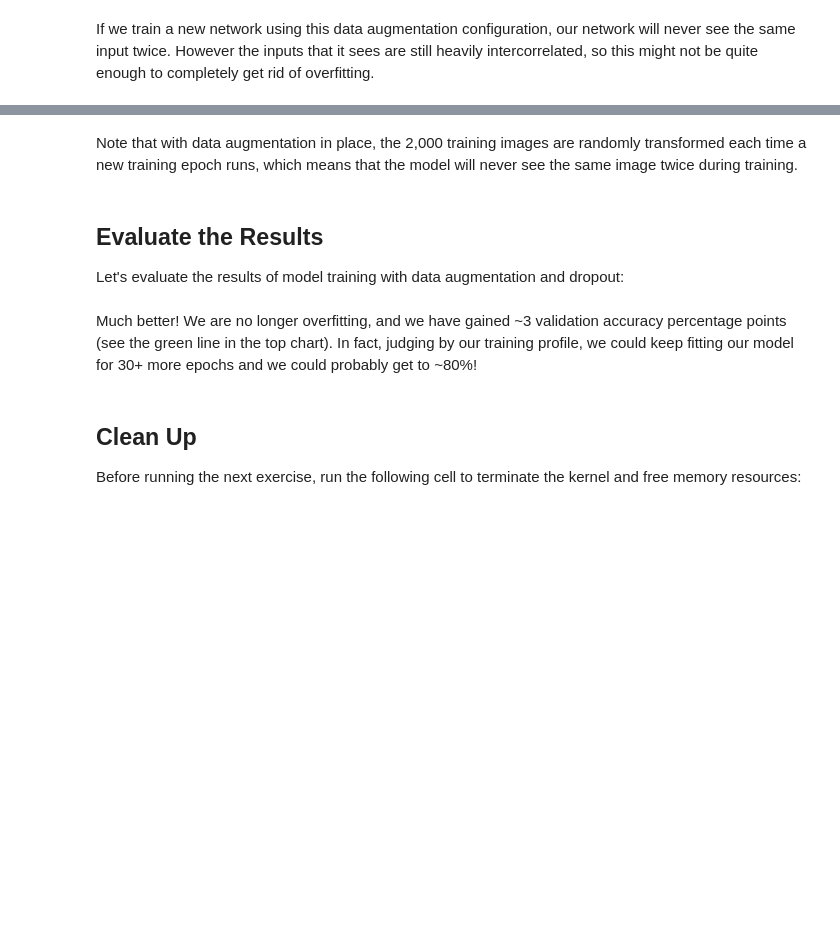
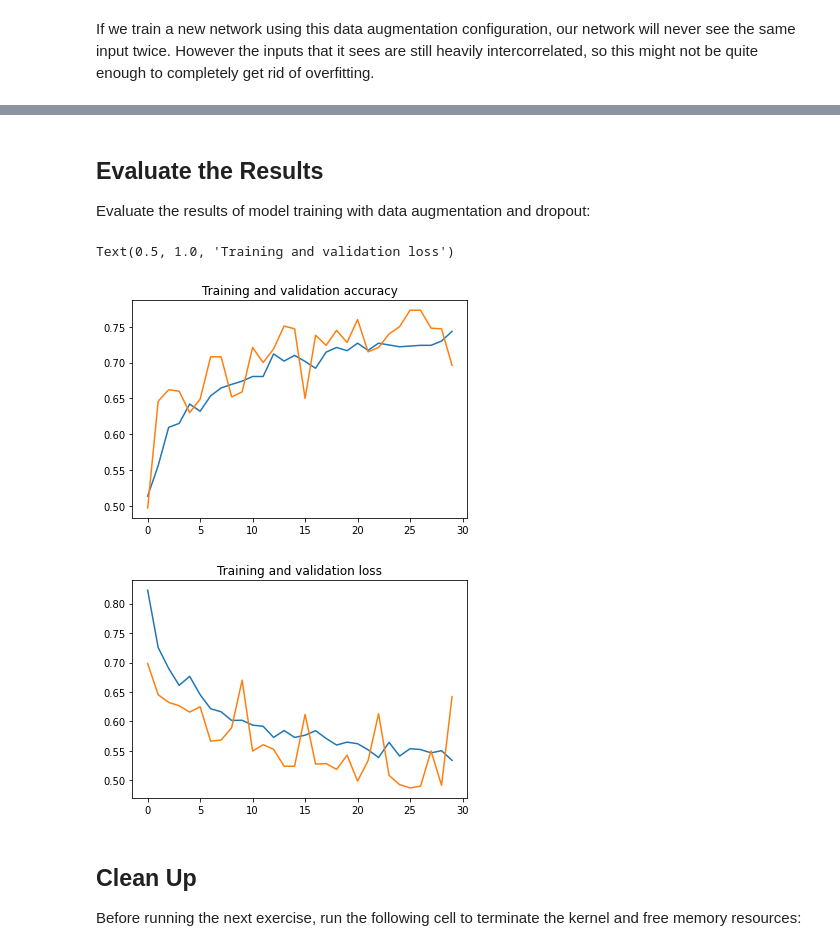
Before and after one commit to caluq/elec4630, a Jupyter notebook: src/mittens_and_fido.ipynb, the cells around one changed output, grey strips where cells are left out. Cells and saved outputs as stored; diff of their text form; code cells hidden in the pictures; blank space fills up the shorter version.

```diff
--- a/src/mittens_and_fido.ipynb
+++ b/src/mittens_and_fido.ipynb
@@ -222,36 +229,37 @@ history = model.fit_generator(
-# %% [markdown]
-Note that with data augmentation in place, the 2,000 training images are randomly transformed each time a new training epoch runs, which means that the model will never see the same image twice during training.
 # %% [markdown]
 ## Evaluate the Results
 
-Let's evaluate the results of model training with data augmentation and dropout:
+Evaluate the results of model training with data augmentation and dropout:
 # %%
 # Retrieve a list of accuracy results on training and validation data
 # sets for each training epoch
 acc = history.history['acc']
 val_acc = history.history['val_acc']
 
 # Retrieve a list of list results on training and validation data
 # sets for each training epoch
 loss = history.history['loss']
 val_loss = history.history['val_loss']
 
 # Get number of epochs
 epochs = range(len(acc))
 
 # Plot training and validation accuracy per epoch
 plt.plot(epochs, acc)
 plt.plot(epochs, val_acc)
 plt.title('Training and validation accuracy')
+plt.axis
 
 plt.figure()
 
 # Plot training and validation loss per epoch
 plt.plot(epochs, loss)
 plt.plot(epochs, val_loss)
 plt.title('Training and validation loss')
+# %% [output]
+Text(0.5, 1.0, 'Training and validation loss')
+[figure, added]
+[figure, added]
-# %% [markdown]
-Much better! We are no longer overfitting, and we have gained ~3 validation accuracy percentage points (see the green line in the top chart). In fact, judging by our training profile, we could keep fitting our model for 30+ more epochs and we could probably get to ~80%!
 # %% [markdown]
 ## Clean Up
 
```
Also changed, not shown: parts of 15 cells of this notebook.
